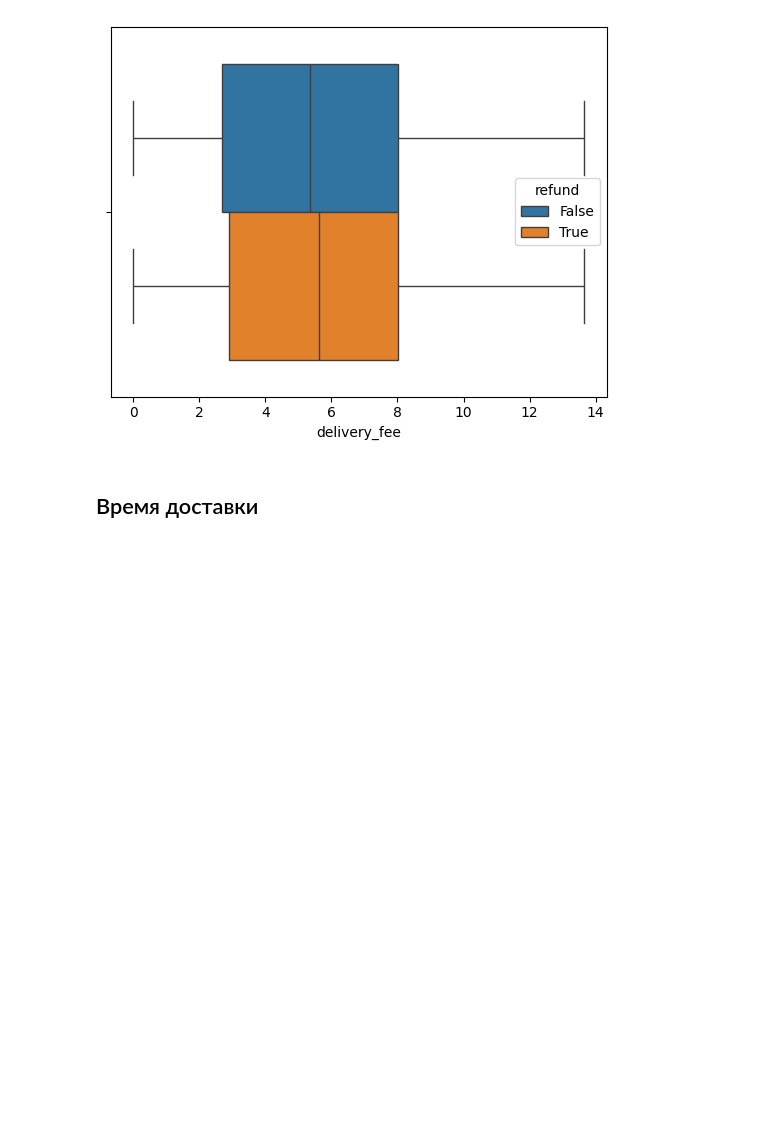
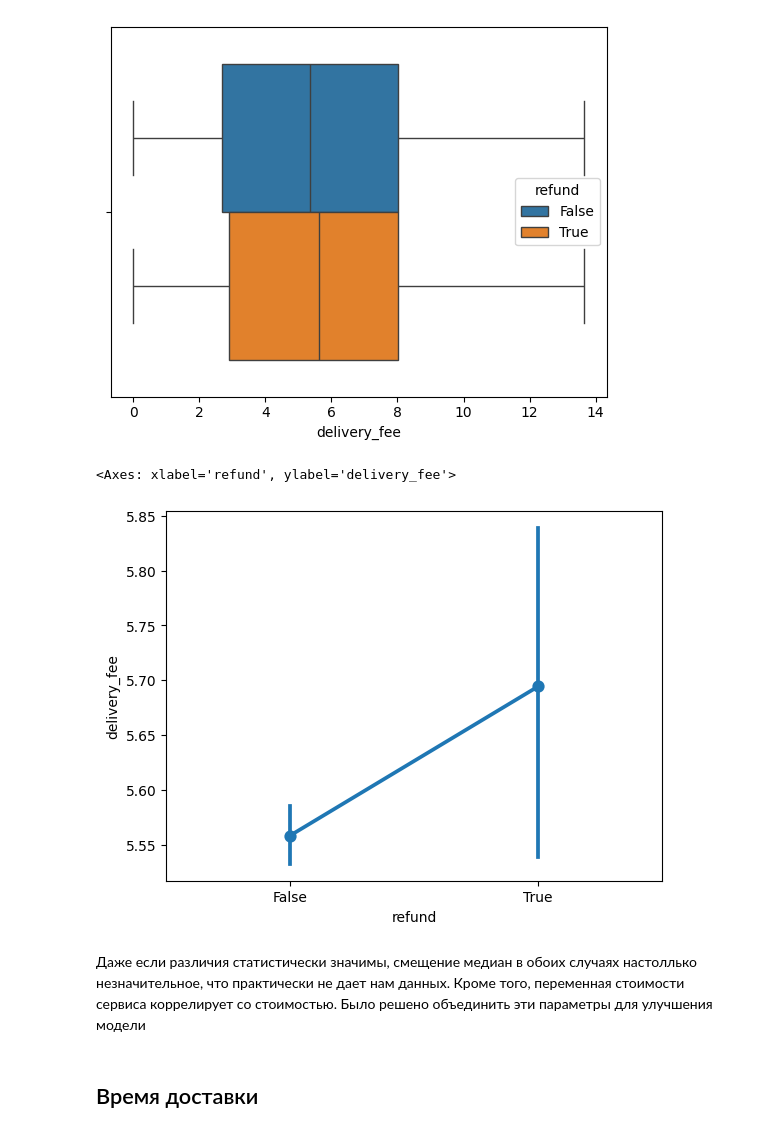
Before and after one commit to PigStep/ML-Delivery-Refund-Research, a Jupyter notebook: notebook/notebook.ipynb, the cells around one changed output. Cells and saved outputs as stored; diff of their text form; code cells hidden in the pictures; blank space fills up the shorter version.

```diff
--- a/notebook/notebook.ipynb
+++ b/notebook/notebook.ipynb
@@ -389,6 +417,15 @@ sns.boxplot(delivery_data, x="delivery_fee", hue="refund")
 # %% [output]
 <Axes: xlabel='delivery_fee'>
 [figure]
+# %%
+sns.pointplot(delivery_data, y="delivery_fee", x="refund")
+# %% [output]
+<Axes: xlabel='refund', ylabel='delivery_fee'>
+[figure, added]
+# %% [markdown]
+Даже если различия статистически значимы, смещение медиан в обоих случаях настоллько незначительное, что практически не дает нам данных.
+Кроме того, переменная стоимости сервиса коррелирует со стоимостью.
+Было решено объединить эти параметры для улучшения модели
 # %% [markdown]
 ## Время доставки
 # %%
```
Also changed, not shown: parts of 20 cells of this notebook.
